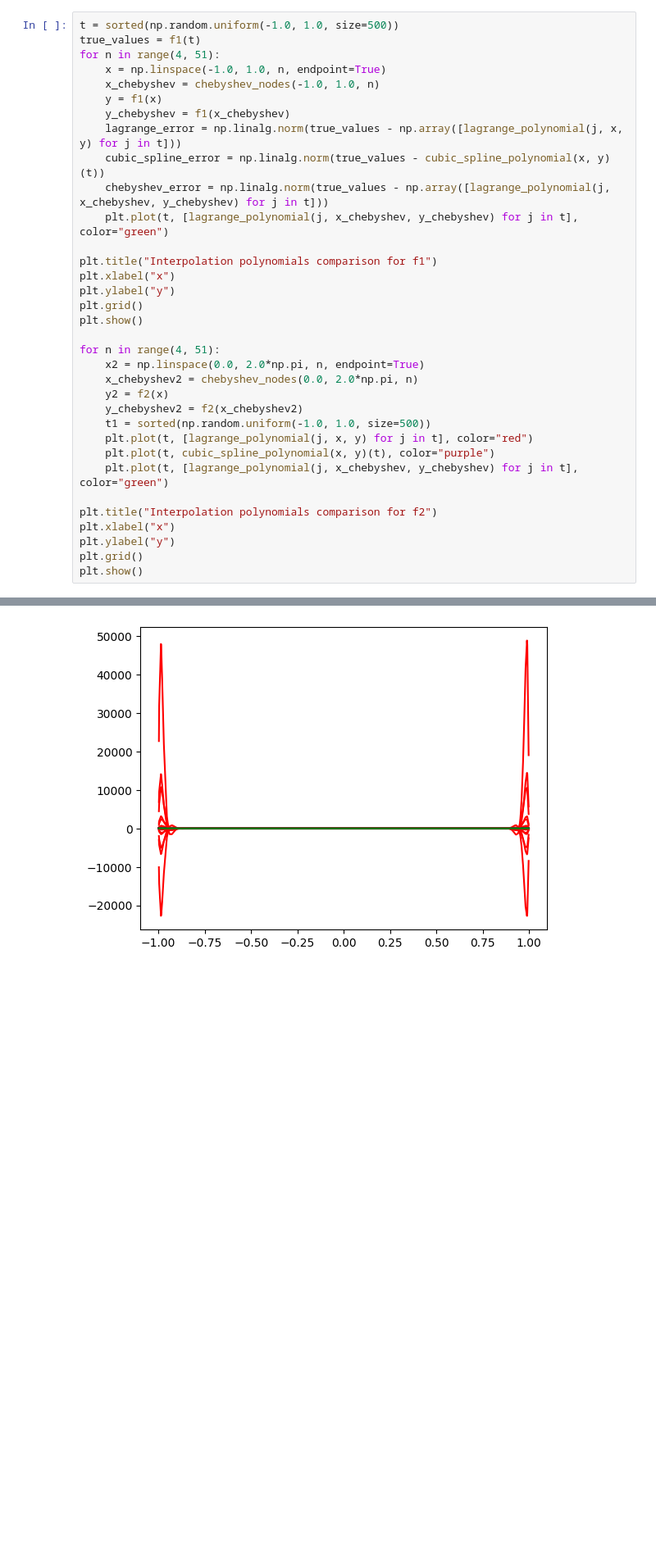
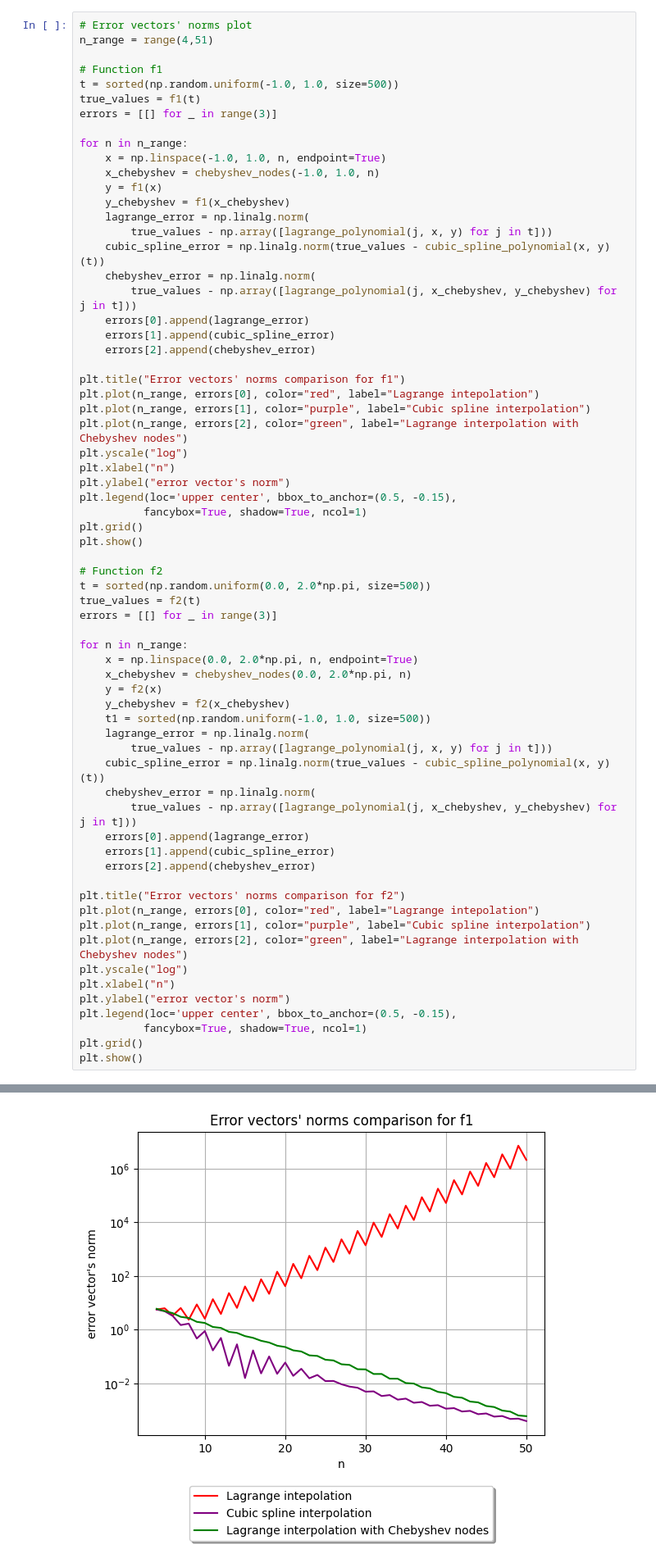
Before and after one commit to baramundi666/Computation-Methods-for-Science-and-Technology, a Jupyter notebook: lab-4/main.ipynb, the cells around one changed output, grey strips where cells are left out. Shown at 82% size. Drawn from its saved outputs; the diff is of its cells as text; blank space fills up the shorter version.

```diff
--- a/lab-4/main.ipynb
+++ b/lab-4/main.ipynb
@@ -45,35 +46,67 @@ plt.show()
 # %%
+# Error vectors' norms plot
+n_range = range(4,51)
+
+# Function f1
 t = sorted(np.random.uniform(-1.0, 1.0, size=500))
 true_values = f1(t)
-for n in range(4, 51):
+errors = [[] for _ in range(3)]
+
+for n in n_range:
     x = np.linspace(-1.0, 1.0, n, endpoint=True)
     x_chebyshev = chebyshev_nodes(-1.0, 1.0, n)
     y = f1(x)
     y_chebyshev = f1(x_chebyshev)
-    lagrange_error = np.linalg.norm(true_values - np.array([lagrange_polynomial(j, x, y) for j in t]))
+    lagrange_error = np.linalg.norm(
+        true_values - np.array([lagrange_polynomial(j, x, y) for j in t]))
     cubic_spline_error = np.linalg.norm(true_values - cubic_spline_polynomial(x, y)(t))
-    chebyshev_error = np.linalg.norm(true_values - np.array([lagrange_polynomial(j, x_chebyshev, y_chebyshev) for j in t]))
-    plt.plot(t, [lagrange_polynomial(j, x_chebyshev, y_chebyshev) for j in t], color="green")
+    chebyshev_error = np.linalg.norm(
+        true_values - np.array([lagrange_polynomial(j, x_chebyshev, y_chebyshev) for j in t]))
+    errors[0].append(lagrange_error)
+    errors[1].append(cubic_spline_error)
+    errors[2].append(chebyshev_error)
 
-plt.title("Interpolation polynomials comparison for f1")
-plt.xlabel("x")
-plt.ylabel("y")
+plt.title("Error vectors' norms comparison for f1")
+plt.plot(n_range, errors[0], color="red", label="Lagrange intepolation")
+plt.plot(n_range, errors[1], color="purple", label="Cubic spline interpolation")
+plt.plot(n_range, errors[2], color="green", label="Lagrange interpolation with Chebyshev nodes")
+plt.yscale("log")
+plt.xlabel("n")
+plt.ylabel("error vector's norm")
+plt.legend(loc='upper center', bbox_to_anchor=(0.5, -0.15),
+          fancybox=True, shadow=True, ncol=1)
 plt.grid()
 plt.show()
 
-for n in range(4, 51):
-    x2 = np.linspace(0.0, 2.0*np.pi, n, endpoint=True)
-    x_chebyshev2 = chebyshev_nodes(0.0, 2.0*np.pi, n)
-    y2 = f2(x)
-    y_chebyshev2 = f2(x_chebyshev2)
+# Function f2
+t = sorted(np.random.uniform(0.0, 2.0*np.pi, size=500))
+true_values = f2(t)
+errors = [[] for _ in range(3)]
+
+for n in n_range:
+    x = np.linspace(0.0, 2.0*np.pi, n, endpoint=True)
+    x_chebyshev = chebyshev_nodes(0.0, 2.0*np.pi, n)
+    y = f2(x)
+    y_chebyshev = f2(x_chebyshev)
     t1 = sorted(np.random.uniform(-1.0, 1.0, size=500))
-    plt.plot(t, [lagrange_polynomial(j, x, y) for j in t], color="red")
-    plt.plot(t, cubic_spline_polynomial(x, y)(t), color="purple")
-    plt.plot(t, [lagrange_polynomial(j, x_chebyshev, y_chebyshev) for j in t], color="green")
+    lagrange_error = np.linalg.norm(
+        true_values - np.array([lagrange_polynomial(j, x, y) for j in t]))
+    cubic_spline_error = np.linalg.norm(true_values - cubic_spline_polynomial(x, y)(t))
+    chebyshev_error = np.linalg.norm(
+        true_values - np.array([lagrange_polynomial(j, x_chebyshev, y_chebyshev) for j in t]))
+    errors[0].append(lagrange_error)
+    errors[1].append(cubic_spline_error)
+    errors[2].append(chebyshev_error)
 
-plt.title("Interpolation polynomials comparison for f2")
-plt.xlabel("x")
-plt.ylabel("y")
+plt.title("Error vectors' norms comparison for f2")
+plt.plot(n_range, errors[0], color="red", label="Lagrange intepolation")
+plt.plot(n_range, errors[1], color="purple", label="Cubic spline interpolation")
+plt.plot(n_range, errors[2], color="green", label="Lagrange interpolation with Chebyshev nodes")
+plt.yscale("log")
+plt.xlabel("n")
+plt.ylabel("error vector's norm")
+plt.legend(loc='upper center', bbox_to_anchor=(0.5, -0.15),
+          fancybox=True, shadow=True, ncol=1)
 plt.grid()
 plt.show()
 # %% [output]
@@ -81 +113 @@ KeyboardInterrupt:
-[figure, old version]
+[figure, new version]
```
Also changed, not shown: parts of 2 cells of this notebook, 5 other files.
